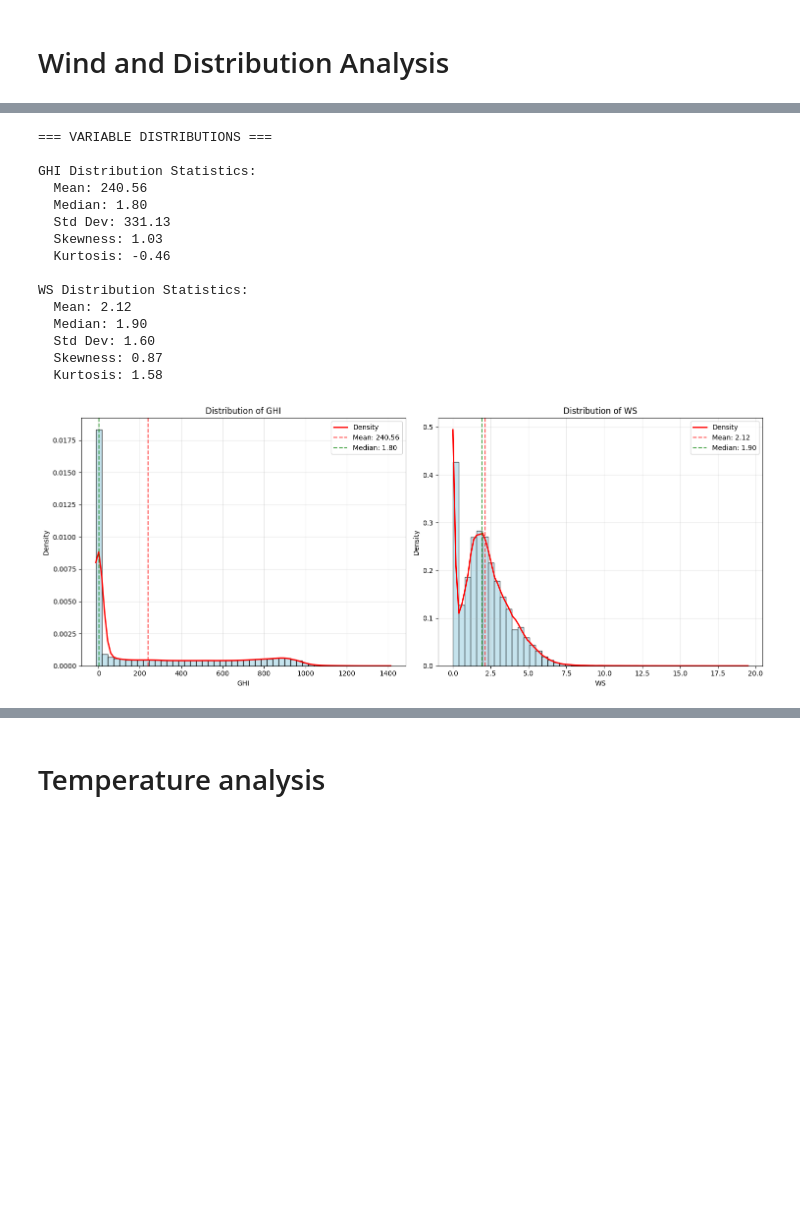
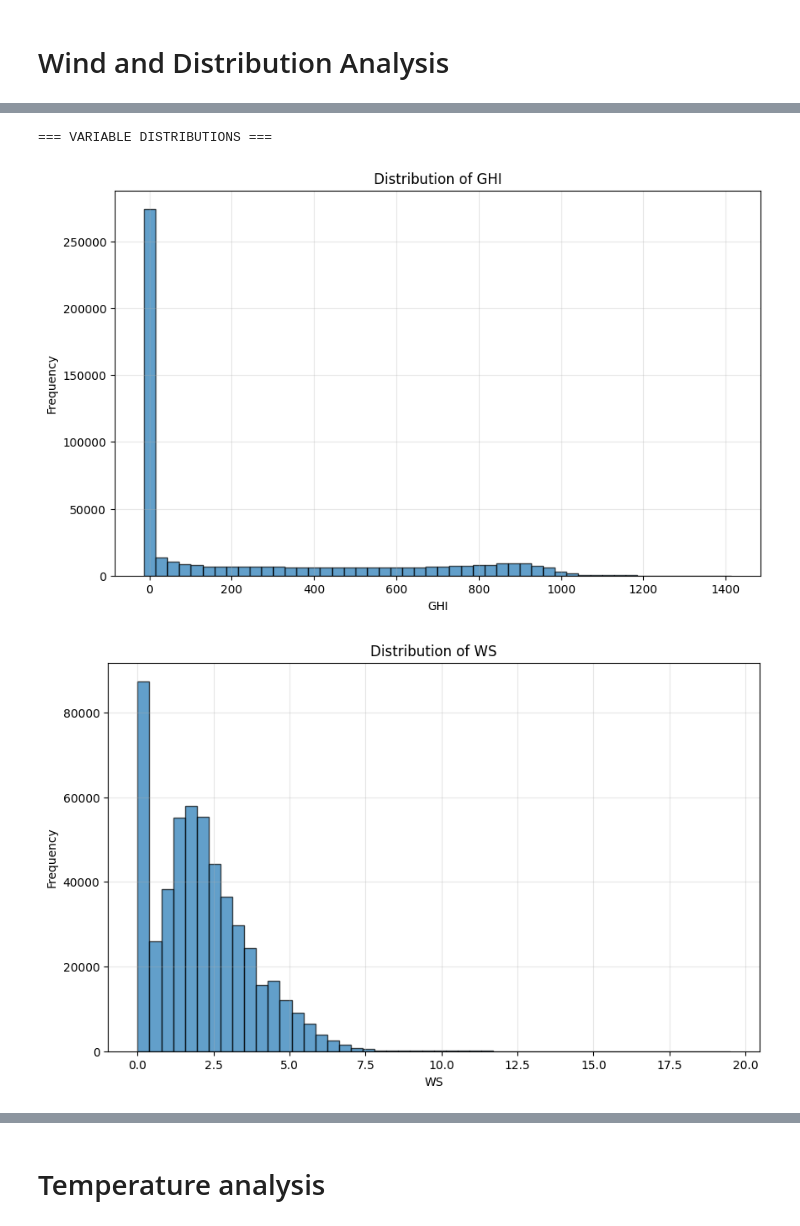
Before and after one commit to Avicci-b/Solar-Challenge-week0, a Jupyter notebook: notebooks/benin_eda.ipynb, the cells around one changed output, grey strips where cells are left out. Saved outputs shown, nothing was run; the diff lists cells and outputs as text; code cells hidden in the pictures; blank space fills up the shorter version.

```diff
--- a/notebooks/benin_eda.ipynb
+++ b/notebooks/benin_eda.ipynb
@@ -119,11 +187,12 @@ Key columns: ['GHI', 'DNI', 'DHI', 'ModA', 'ModB', 'WS', 'WSgust']
 Available columns in dataset: ['GHI', 'DNI', 'DHI', 'ModA', 'ModB', 'WS', 'WSgust']
 # %%
 # Compute Z-scores and flag outliers (|Z| > 3)
-print("\n=== OUTLIER DETECTION USING Z-SCORES ===")
+print("\nOUTLIER DETECTION USING Z-SCORES")
 
 # Create a copy of the dataframe for cleaning
 df_clean = df.copy()
-
+key_columns = ['GHI', 'DNI', 'DHI', 'ModA', 'ModB', 'WS', 'WSgust']
+available_columns = [col for col in key_columns if col in df.columns]
 for column in available_columns:
     # Calculate Z-scores
     z_scores = np.abs(stats.zscore(df_clean[column].dropna()))
@@ -775,66 +529,21 @@ if 'WS' in df_clean.columns and 'WD' in df_clean.columns:
 [figure]
 # %%
-# Create distribution histograms
-print("\n=== VARIABLE DISTRIBUTIONS ===")
+## Variable Distributions
+print("=== VARIABLE DISTRIBUTIONS ===")
 
-# Variables to plot
-dist_vars = ['GHI', 'WS']  # GHI + one other variable
-available_dist_vars = [var for var in dist_vars if var in df_clean.columns]
+# Histograms for GHI and WS
+dist_vars = ['GHI', 'WS']
+available_dist = [var for var in dist_vars if var in df_clean.columns]
 
-fig, axes = plt.subplots(1, len(available_dist_vars), figsize=(15, 6))
-
-if len(available_dist_vars) == 1:
-    axes = [axes]
-
-for i, variable in enumerate(available_dist_vars):
-    # Create histogram
-    axes[i].hist(df_clean[variable], bins=50, alpha=0.7, color='lightblue', edgecolor='black', density=True)
-
-    # Add distribution curve
-    from scipy.stats import gaussian_kde
-    data = df_clean[variable].dropna()
-    kde = gaussian_kde(data)
-    x_range = np.linspace(data.min(), data.max(), 100)
-    axes[i].plot(x_range, kde(x_range), color='red', linewidth=2, label='Density')
-
-    # Add statistics
-    mean_val = data.mean()
-    median_val = data.median()
-    std_val = data.std()
-
-    axes[i].axvline(mean_val, color='red', linestyle='--', alpha=0.7, label=f'Mean: {mean_val:.2f}')
-    axes[i].axvline(median_val, color='green', linestyle='--', alpha=0.7, label=f'Median: {median_val:.2f}')
-
-    axes[i].set_xlabel(variable)
-    axes[i].set_ylabel('Density')
-    axes[i].set_title(f'Distribution of {variable}')
-    axes[i].legend()
-    axes[i].grid(True, alpha=0.3)
-
-    # Print statistics
-    print(f"\n{variable} Distribution Statistics:")
-    print(f"  Mean: {mean_val:.2f}")
-    print(f"  Median: {median_val:.2f}")
-    print(f"  Std Dev: {std_val:.2f}")
-    print(f"  Skewness: {data.skew():.2f}")
-    print(f"  Kurtosis: {data.kurtosis():.2f}")
-
-plt.tight_layout()
-plt.show()
+for var in available_dist:
+    plt.figure(figsize=(10, 6))
+    plt.hist(df_clean[var].dropna(), bins=50, alpha=0.7, edgecolor='black')
+    plt.xlabel(var)
+    plt.ylabel('Frequency')
+    plt.title(f'Distribution of {var}')
+    plt.grid(True, alpha=0.3)
+    plt.show()
 # %% [output]
 === VARIABLE DISTRIBUTIONS ===
-
-GHI Distribution Statistics:
-  Mean: 240.56
-  Median: 1.80
-  Std Dev: 331.13
-  Skewness: 1.03
-  Kurtosis: -0.46
-
-WS Distribution Statistics:
-  Mean: 2.12
-  Median: 1.90
-  Std Dev: 1.60
-  Skewness: 0.87
-  Kurtosis: 1.58
-[figure, old version]
+[figure, new version]
+[figure, added]
```
Also changed, not shown: parts of 46 cells of this notebook.
